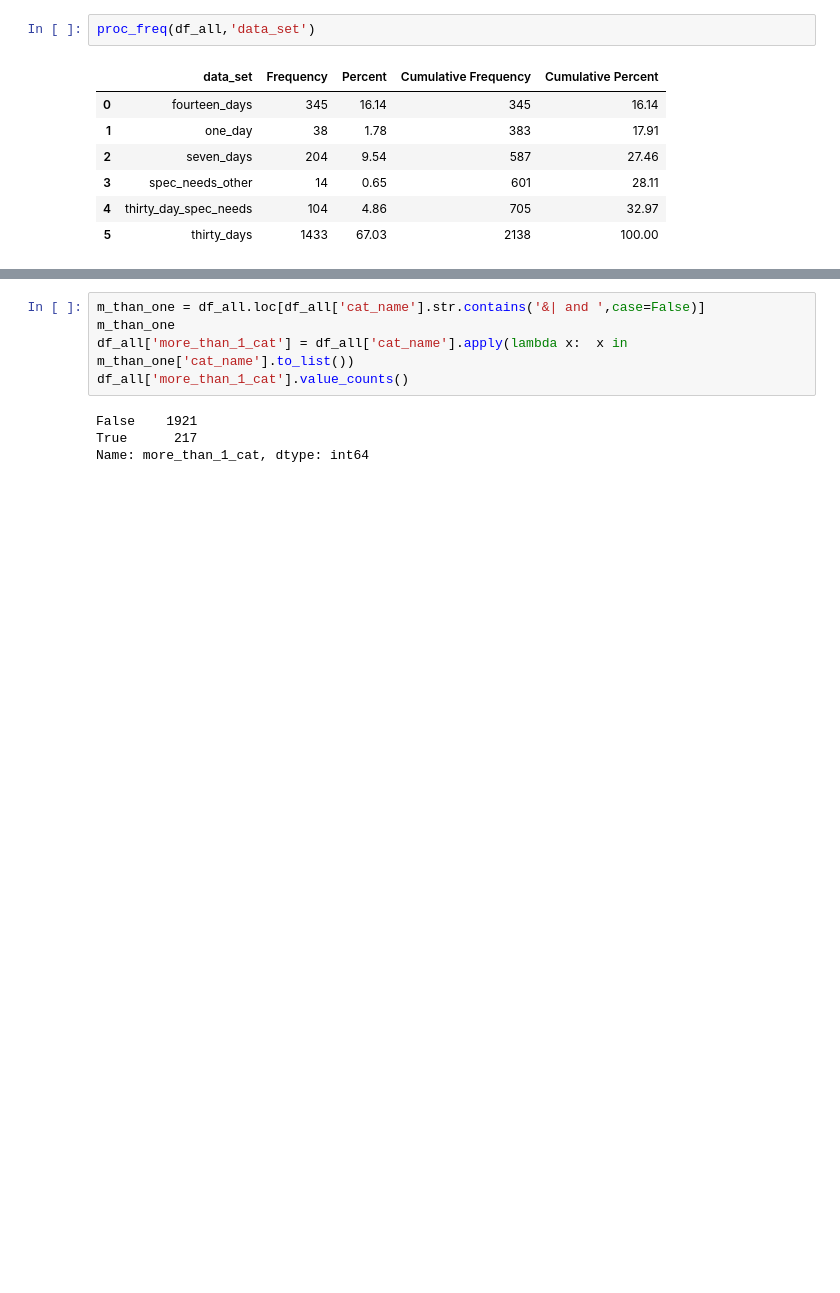
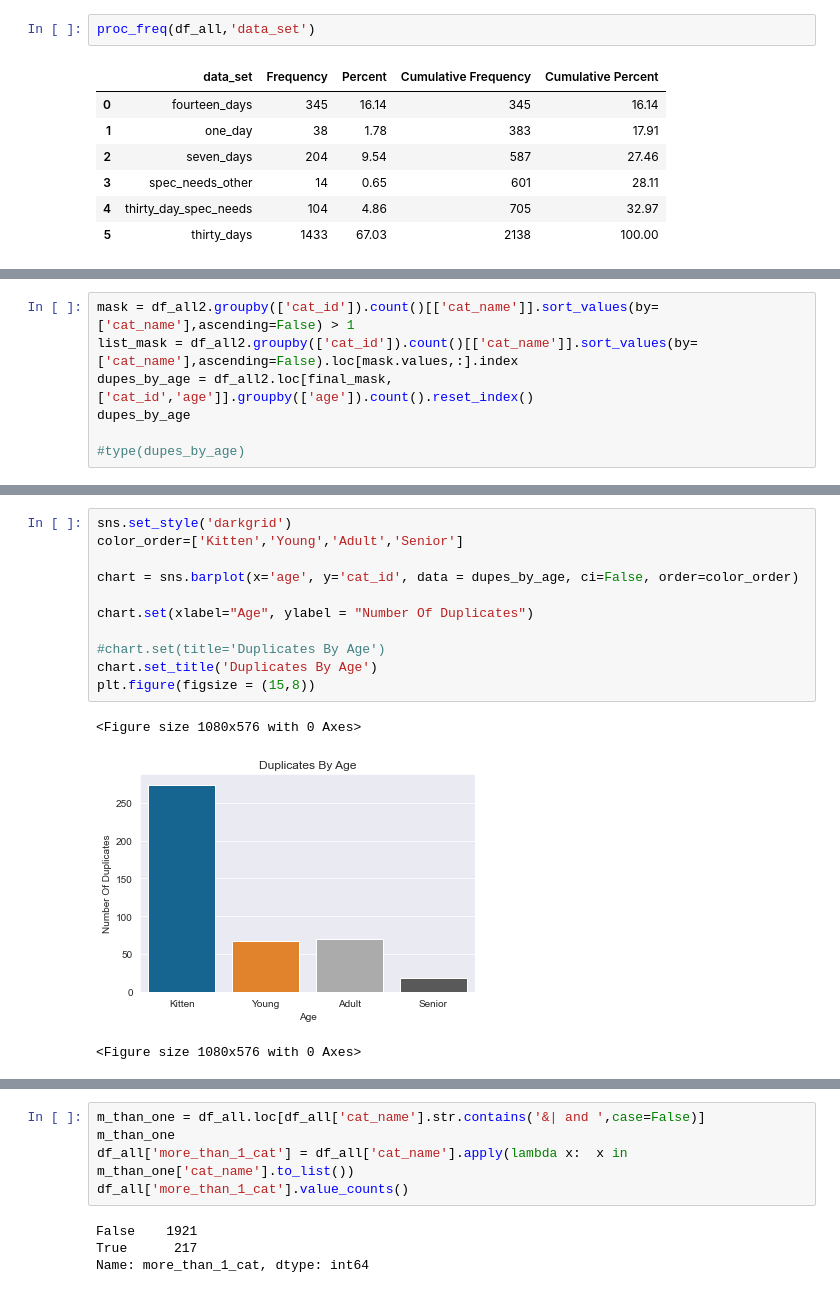
Before and after one commit to dgarbato/petfinder, a Jupyter notebook: juypter notebook code/Analyze data 1.ipynb, the cells around one changed output, grey strips where cells are left out. Cells and saved outputs as stored; diff of their text form; blank space fills up the shorter version.

```diff
--- a/juypter notebook code/Analyze data 1.ipynb
+++ b/juypter notebook code/Analyze data 1.ipynb
@@ -196,0 +294,7 @@ df_all2.loc[final_mask,['cat_id','rescue_group','thirty_days']].groupby(['thirty
+# %%
+mask = df_all2.groupby(['cat_id']).count()[['cat_name']].sort_values(by=['cat_name'],ascending=False) > 1
+list_mask = df_all2.groupby(['cat_id']).count()[['cat_name']].sort_values(by=['cat_name'],ascending=False).loc[mask.values,:].index
+dupes_by_age = df_all2.loc[final_mask,['cat_id','age']].groupby(['age']).count().reset_index()
+dupes_by_age
+
+#type(dupes_by_age)
@@ -196,0 +307,15 @@ df_all2.loc[final_mask,['cat_id','rescue_group','thirty_days']].groupby(['thirty
+# %%
+sns.set_style('darkgrid')
+color_order=['Kitten','Young','Adult','Senior']
+
+chart = sns.barplot(x='age', y='cat_id', data = dupes_by_age, ci=False, order=color_order)
+
+chart.set(xlabel="Age", ylabel = "Number Of Duplicates")
+
+#chart.set(title='Duplicates By Age')
+chart.set_title('Duplicates By Age')
+plt.figure(figsize = (15,8))
+# %% [output]
+<Figure size 1080x576 with 0 Axes>
+[figure, added]
+<Figure size 1080x576 with 0 Axes>
```
Also changed, not shown: parts of 15 cells of this notebook, 6 other files.
